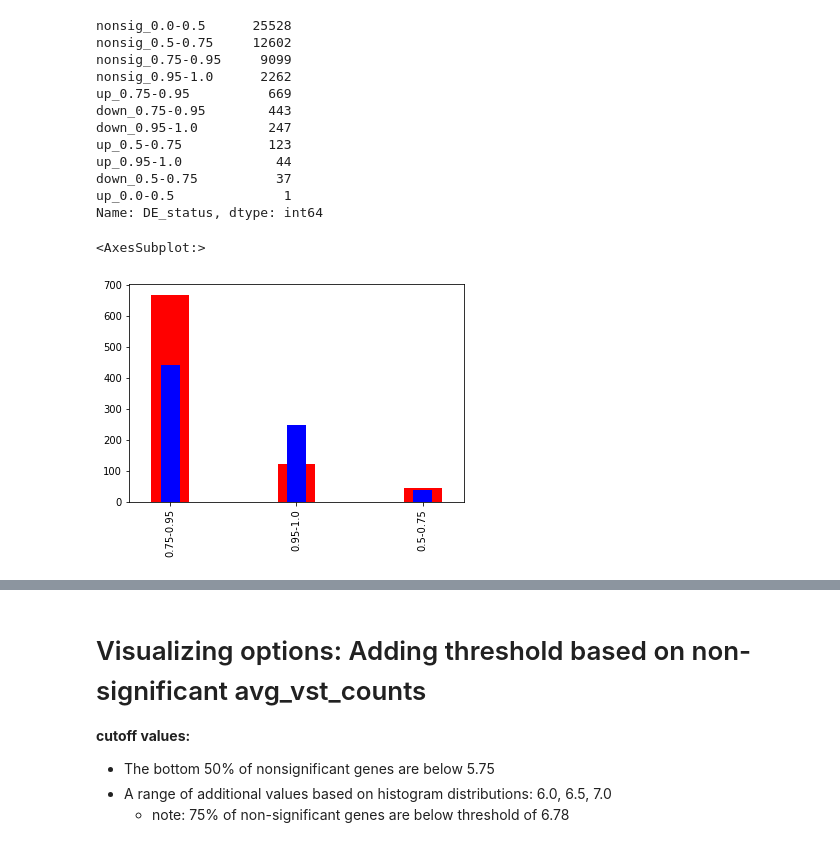
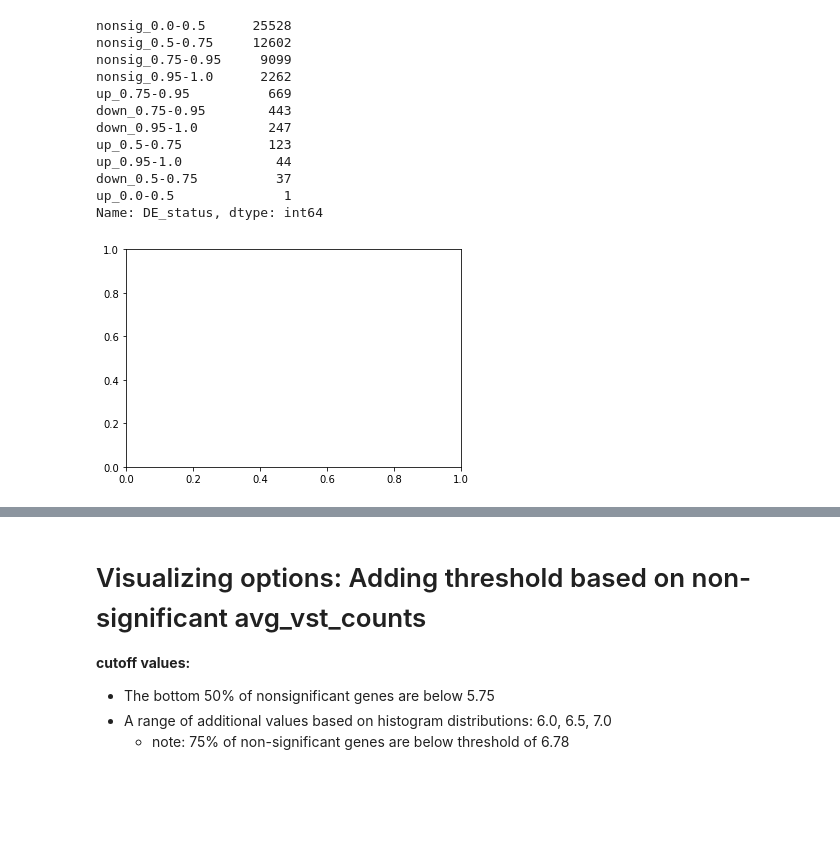
Before and after one commit to Bozhie/transcription_3Dfolding, a Jupyter notebook: transcription_3dfolding/transcription_data_analysis/feature_histograms/20221029_expression_threshold.ipynb, the cells around one changed output, grey strips where cells are left out. Saved outputs shown, nothing was run; the diff lists cells and outputs as text; code cells hidden in the pictures; blank space fills up the shorter version.

Commit message:
Added summary notebook for collection of histograms

```diff
--- a/transcription_3dfolding/transcription_data_analysis/20221029_expression_threshold.ipynb
+++ b/transcription_3dfolding/transcription_data_analysis/feature_histograms/20221029_expression_threshold.ipynb
@@ -285,6 +289,19 @@ category_colormap_big = {'up_0.0-0.5' : '#fee5d9',
                          'nonsig_0.75-0.95' : '#969696',
                          'nonsig_0.95-1.0' : '#636363'
                         }
+# %%
+# cutoff and THEN quantile annotation
+
+# set counts threshold to 6.0
+cutoff = 6.0
+cut = (day1_res_df['avg_vst_counts'] > cutoff)
+day1_res_df = day1_res_df[cut]
+# %%
+quantiled_df = day1_res_df.copy()
+
+quantiled_df = flt.label_quantiles(quantiled_df)
+quantiled_df = flt.label_quantiles(quantiled_df, label_subset='up')
+quantiled_df = flt.label_quantiles(quantiled_df, label_subset='down')
 # %%
 nonsig_quant_df['DE_status'].value_counts()
 # %% [output]
@@ -368,33 +386,32 @@ Name: DE_status, dtype: int64
 # %%
 # First, let's see the distribution of DEGs in the different quantiles (which are based on distribution of overall counts)
 
 ax = plt.subplot()
 
 # append a column with the 'bin'
-#quantiled_df['quantile_bin'] = quantiled_df['DE_status'].str.split('_', expand=True)[1]
+quantiled_df['quantile_bin'] = quantiled_df['DE_status'].str.split('_', expand=True)[1]
 
 # Plot the distribution of DEGs and non-sig genes in the different categories
 #pfn.plot_categorized_histogram(quantiled_df, 'quantile_bin')
 
 #up = df.loc[df['DE_status'] == 'A', 'points']
 
-quantiled_df.loc[quantiled_df['type'] == 'up']['quantile_bin'].value_counts().plot(kind='bar', ax=ax, color='r', width=0.3)
+#quantiled_df.loc[quantiled_df['type'] == 'up']['quantile_bin'].value_counts().plot(kind='bar', ax=ax, color='r', width=0.3)
 
-quantiled_df.loc[quantiled_df['type'] == 'down']['quantile_bin'].value_counts().plot(kind='bar', ax=ax, color='b', width=0.15)
+#quantiled_df.loc[quantiled_df['type'] == 'down']['quantile_bin'].value_counts().plot(kind='bar', ax=ax, color='b', width=0.15)
 
 # quantiled_df.loc[quantiled_df['type'] == 'nonsig']['quantile_bin'].value_counts().plot(kind='bar', ax=ax, color='k', width=0.075)
 # def group_features_by_region(
 #     region_df,
 #     feature_df,
 #     region_group_col='num_enhancers',
 #     feature_agg_key='DE_status',
 #     feature_name='genes',
 #     feature_category_colors={"up": 'tab:red',
 #                              "down": 'tab:blue',
 #                              "nonsig": 'tab:grey'},
 # %% [output]
-<AxesSubplot:>
-[figure, old version]
+[figure, new version]
 # %%
 fig, axs = plt.subplots(2,2, figsize=(10, 8))
 fig.suptitle(('Distribution of Dysregulated Genes and '
```
Also changed, not shown: parts of 6 cells of this notebook, 3 other files.
